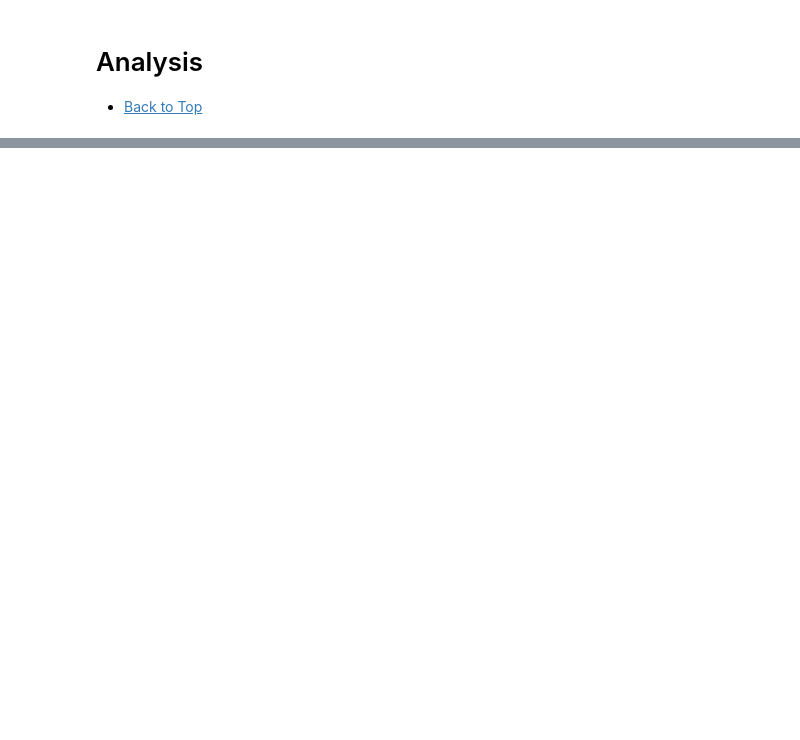
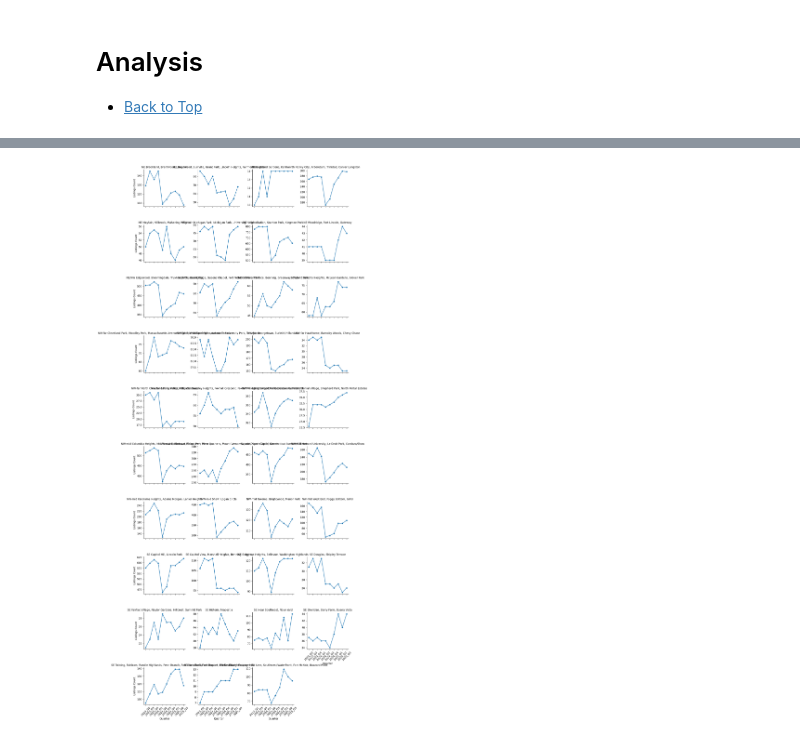
Before and after one commit to johbry17/Capital-Crashpad, a Jupyter notebook: notebooks/eda_2026.ipynb, the cells around one changed output, grey strips where cells are left out. Cells and saved outputs as stored; diff of their text form; code cells hidden in the pictures; blank space fills up the shorter version.

```diff
--- a/notebooks/eda_2026.ipynb
+++ b/notebooks/eda_2026.ipynb
@@ -513,0 +531,27 @@ LINE 1: SELECT * FROM listing_presence LIMIT 5
+# %%
+# Query: Listings count per neighborhood per quarter
+df_neigh = pd.read_sql(
+    """
+    SELECT
+        quarter,
+        neighborhood,
+        listings_count
+    FROM neighborhood_trends
+    ORDER BY neighborhood, quarter_index;
+    """,
+    engine,
+)
+
+
+# Plot: Small multiples (one line per neighborhood)
+g = sns.FacetGrid(df_neigh, col="neighborhood", col_wrap=4, height=3, sharey=False)
+g.map_dataframe(sns.lineplot, x="quarter", y="listings_count", marker="o")
+g.set_titles("{col_name}")
+g.set_axis_labels("Quarter", "Listings Count")
+for ax in g.axes.flatten():
+    for label in ax.get_xticklabels():
+        label.set_rotation(45)
+plt.tight_layout()
+plt.show()
+# %% [output]
+[figure, added]
```
Also changed, not shown: parts of 25 cells of this notebook, 1 other file.
